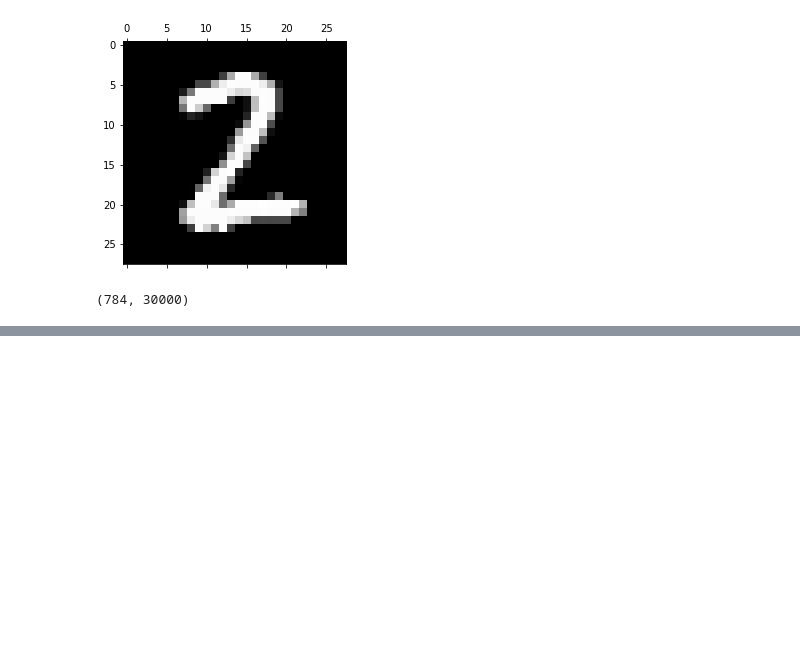
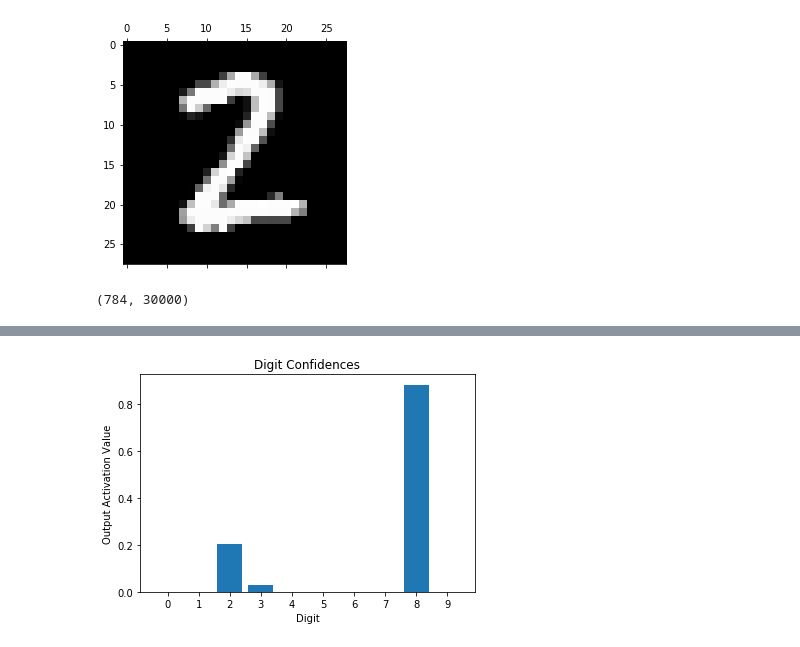
Before and after one commit to SamRCrooks/Classifying-Digits, a Jupyter notebook: DigitClassification.ipynb, the cells around one changed output, grey strips where cells are left out. Saved outputs shown, nothing was run; the diff lists cells and outputs as text; code cells hidden in the pictures; blank space fills up the shorter version.

```diff
--- a/DigitClassification.ipynb
+++ b/DigitClassification.ipynb
@@ -201,0 +256,15 @@ plt.show()
+# %%
+#Forward Propagation
+z_1 = np.dot(layer1_w,testImage)+layer1_b
+a_1 = sigmoid(z_1)
+z_2 = np.dot(layer2_w,a_1)+layer2_b
+a_2 = sigmoid(z_2)
+# %%
+x = ['0','1','2','3','4','5','6','7','8','9']
+plt.bar(x,a_2[:,0])
+plt.title('Digit Confidences')
+plt.ylabel('Output Activation Value')
+plt.xlabel('Digit')
+plt.show()
+# %% [output]
+[figure, added]
```
Also changed, not shown: parts of 5 cells of this notebook.
